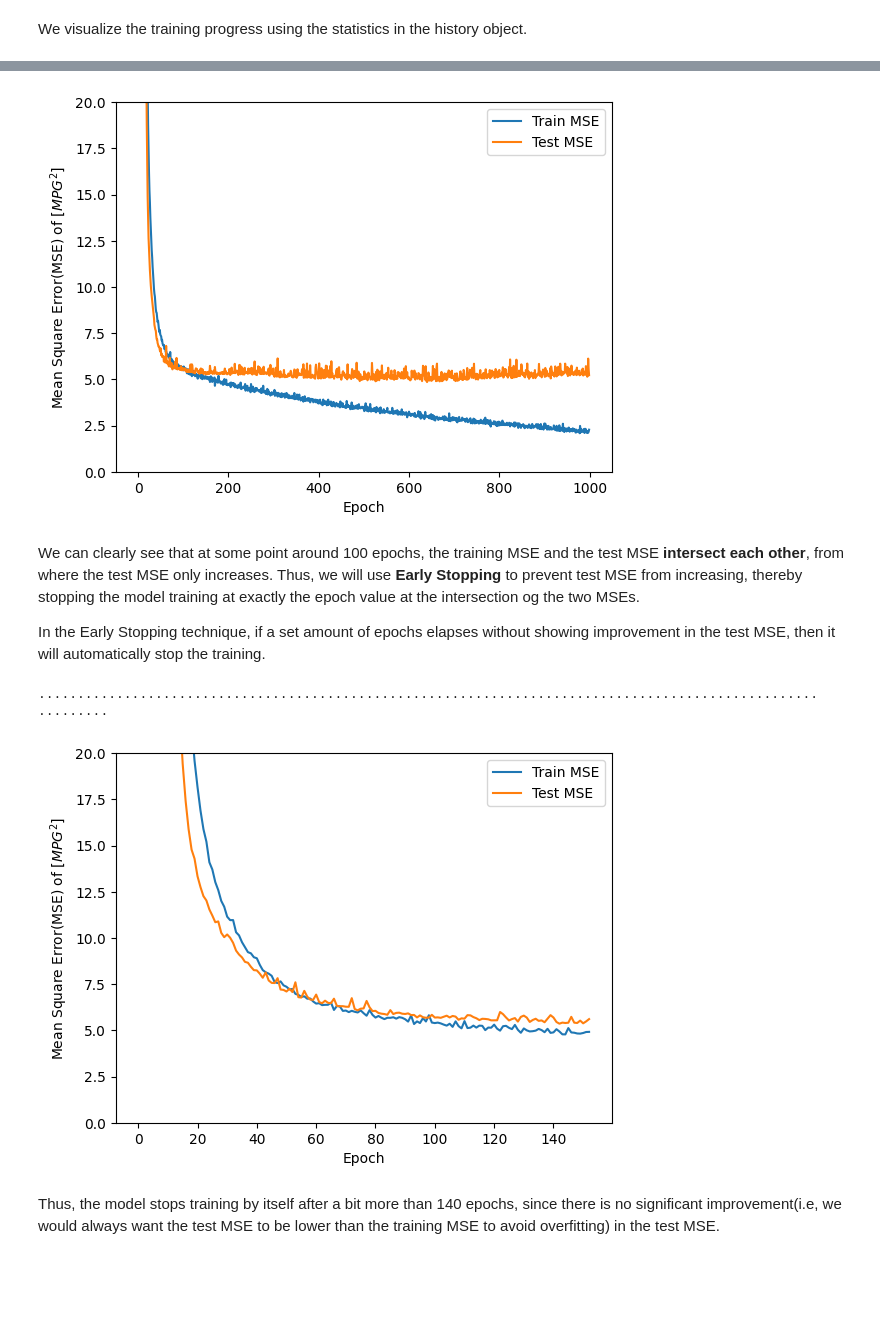
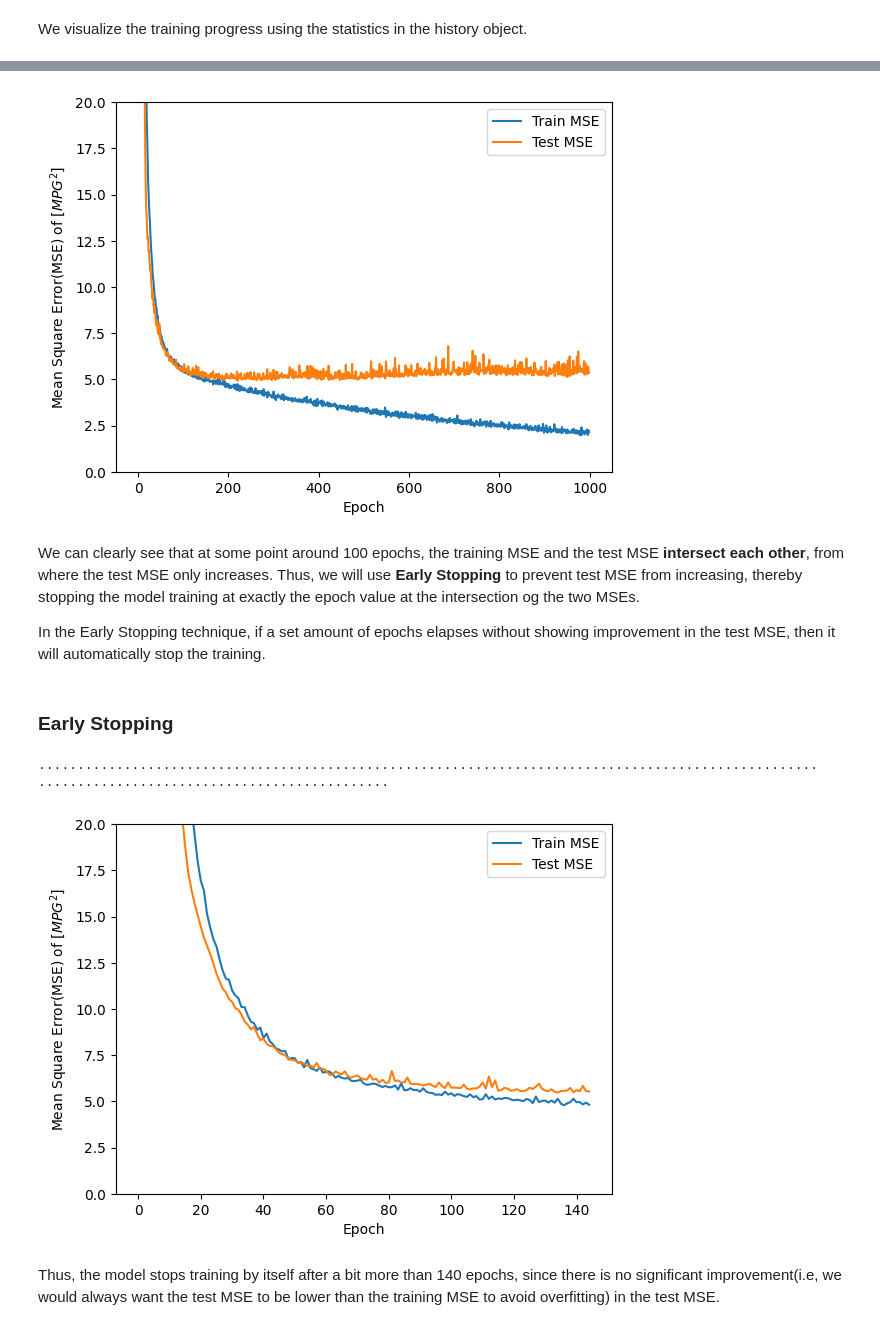
Before and after one commit to Aarunimaa/Personal-Projects, a Jupyter notebook: Fuel_Efficiency_Prediction_using_Tensorflow.ipynb, the cells around one changed output, grey strips where cells are left out. Cells and saved outputs as stored; diff of their text form; code cells hidden in the pictures; blank space fills up the shorter version.

```diff
--- a/Fuel_Efficiency_Prediction_using_Tensorflow.ipynb
+++ b/Fuel_Efficiency_Prediction_using_Tensorflow.ipynb
@@ -284,0 +328,11 @@ x_test_final=x_test_std[features]
+# %%
+# Create and train the model
+model = LinearRegression()
+model.fit(x_train_lasso, y_train)
+
+# Make predictions
+y_pred = model.predict(x_test_final)
+
+# Evaluate the model's performance
+mse = mean_squared_error(y_test, y_pred)
+r2 = r2_score(y_test, y_pred)
@@ -427,11 +489,13 @@ plt.ylim([0,20])
 plt.legend()
 plt.show()
 # %% [output]
-[figure, old version]
+[figure, new version]
 # %% [markdown]
 We can clearly see that at some point around 100 epochs, the training MSE and the test MSE **intersect each other**, from where the test MSE only increases. Thus, we will use **Early Stopping** to prevent test MSE from increasing, thereby stopping the model training at exactly the epoch value at the intersection og the two MSEs.
 
 In the Early Stopping technique, if a set amount of epochs elapses without showing improvement in the test MSE, then it will automatically stop the training.
+# %% [markdown]
+### **Early Stopping**
 # %%
 model = build_model()
 
@@ -442,20 +506,24 @@ history = model.fit(x_train_lasso, y_train, epochs=EPOCHS,
                     validation_split = 0.2, verbose=0, callbacks=[early_stop, PrintDot()])
 # %% [output]
 ....................................................................................................
-.........
+.............................................
 # %%
+hist = pd.DataFrame(history.history)
+hist['epoch'] = history.epoch
+hist.head()
+
 plt.figure()
 plt.plot(hist['epoch'], hist['mean_squared_error'],
          label='Train MSE')
 plt.plot(hist['epoch'], hist['val_mean_squared_error'],
          label = 'Test MSE')
 plt.xlabel('Epoch')
 plt.ylabel('Mean Square Error(MSE) of [$MPG^2$]')
 plt.ylim([0,20])
 plt.legend()
 plt.show()
 # %% [output]
-[figure, old version]
+[figure, new version]
 # %% [markdown]
 Thus, the model stops training by itself after a bit more than 140 epochs, since there is no significant improvement(i.e, we would always want the test MSE to be lower than the training MSE to avoid overfitting) in the test MSE.
 # %% [markdown]
```
Also changed, not shown: parts of 18 cells of this notebook.
